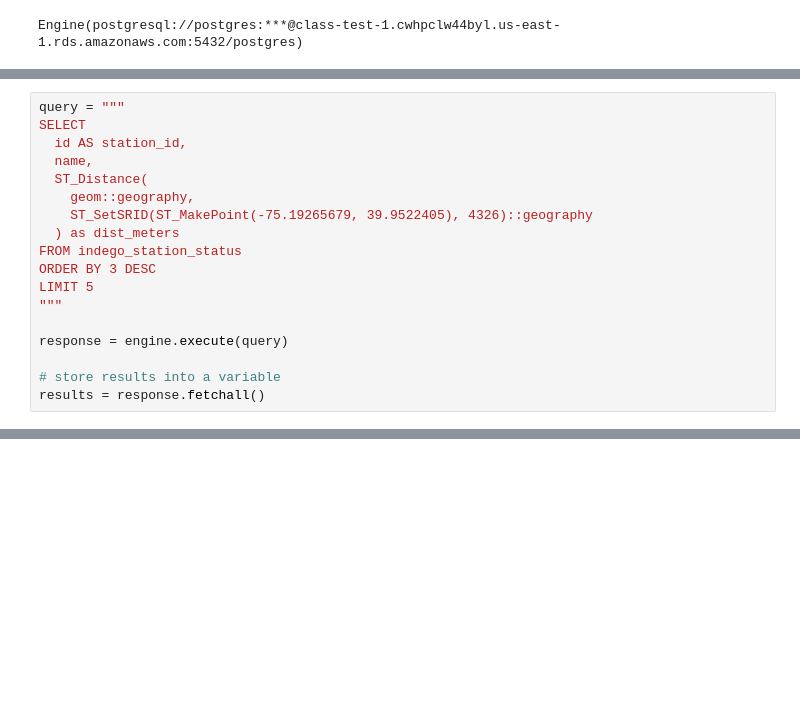
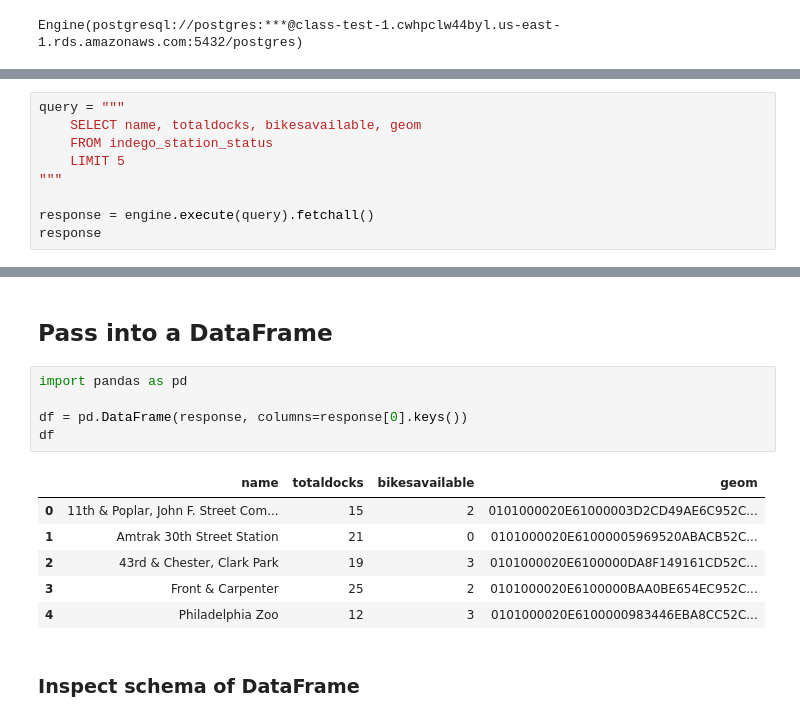
Before and after one commit to BCCghspace/week-6-python-introduction, a Jupyter notebook: Lab.ipynb, the cells around one changed output, grey strips where cells are left out. Drawn from its saved outputs; the diff is of its cells as text; blank space fills up the shorter version.

```diff
--- a/Lab.ipynb
+++ b/Lab.ipynb
@@ -41,18 +58,9 @@ engine.execute("SELECT 1").fetchall()
 # %%
 query = """
-SELECT
-  id AS station_id,
-  name,
-  ST_Distance(
-    geom::geography,
-    ST_SetSRID(ST_MakePoint(-75.19265679, 39.9522405), 4326)::geography
-  ) as dist_meters
-FROM indego_station_status
-ORDER BY 3 DESC
-LIMIT 5
+    SELECT name, totaldocks, bikesavailable, geom
+    FROM indego_station_status
+    LIMIT 5
 """
 
-response = engine.execute(query)
-
-# store results into a variable
-results = response.fetchall()
+response = engine.execute(query).fetchall()
+response
@@ -87,0 +160,16 @@ Station Thompson & Palmer, Adaire School (with station ID 3153) is 5.8 km away
+# %% [markdown]
+## Pass into a DataFrame
+# %%
+import pandas as pd
+
+df = pd.DataFrame(response, columns=response[0].keys())
+df
+# %% [output]
+|  | name | totaldocks | bikesavailable | geom |
+| 0 | 11th & Poplar, John F. Street Com... | 15 | 2 | 0101000020E61000003D2CD49AE6C952C... |
+| 1 | Amtrak 30th Street Station | 21 | 0 | 0101000020E61000005969520ABACB52C... |
+| 2 | 43rd & Chester, Clark Park | 19 | 3 | 0101000020E6100000DA8F149161CD52C... |
+| 3 | Front & Carpenter | 25 | 2 | 0101000020E6100000BAA0BE654EC952C... |
+| 4 | Philadelphia Zoo | 12 | 3 | 0101000020E6100000983446EBA8CC52C... |
+# %% [markdown]
+### Inspect schema of DataFrame
```
Also changed, not shown: parts of 48 cells of this notebook, 1 other file.
